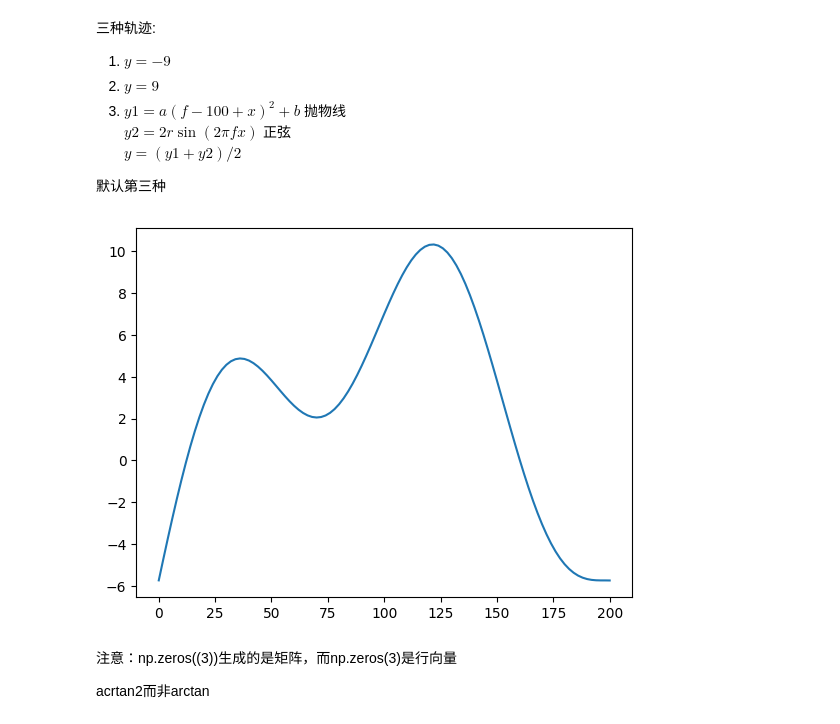
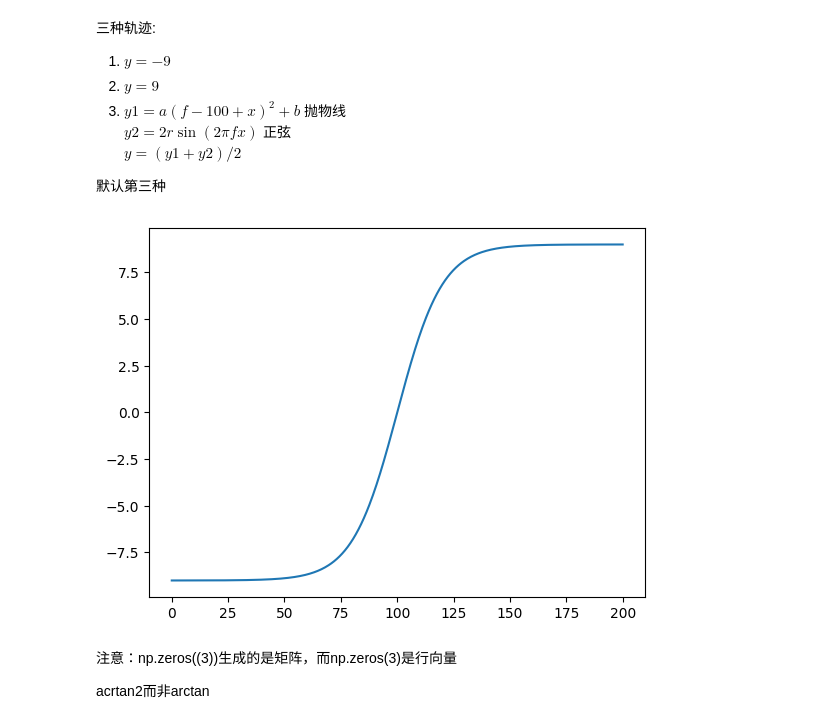
Before and after one commit to zhangqqF/Udemy-autonomous, a Jupyter notebook: Untitled.ipynb, the cells around one changed output. Drawn from its saved outputs; the diff is of its cells as text; code cells hidden in the pictures.

```diff
--- a/Untitled.ipynb
+++ b/Untitled.ipynb
@@ -12,11 +12,11 @@ import matplotlib.animation as animation
 # %% [markdown]
 ## Trajectory
 # %%
-Ts = 0.1
+Ts = 0.02
 time_length = 10
 x_dot = 20
 t = np.arange(0, time_length + Ts, Ts)
-x = np.linspace(0, x_dot*tim10_length, len(t))
+x = np.linspace(0, x_dot*time_length, len(t))
 # %% [markdown]
 三种轨迹:
 1. $y=-9$
@@ -27,29 +27,29 @@ x = np.linspace(0, x_dot*tim10_length, len(t))
 
 默认第三种
 # %%
-trajectory = 3
+trajectory = 2
 if trajectory == 1:
     y = -9*np.ones(len(t))
 elif trajectory == 2:
-    y = 9*np.ones(len(t))
+    y = 9*np.tanh(t-t[-1]/2)
 elif trajectory == 3:
     a = -28/100**2 / 1.1
     if a < 0:
         b = 14
     else:
         b = -14
     f = 0.01
     r = 4                           # 不需理会这些参数，只需记住该曲线是函数生成即可
     y1 = a*(f - 100 + x)**2 + b
     y2 = 2*r*np.sin(2*np.pi*f*x)
     y = (y1 + y2)/2
 else:
     print('For trajectory, you can choose 1, 2, or 3 as an integer value to fuck')
     exit()
 plt.plot(x, y)
 plt.show()
 # %% [output]
-[figure, old version]
+[figure, new version]
 # %%
 dx = x[1:len(x)] - x[0:len(x)-1]
 dy = y[1:len(y)] - y[0:len(y)-1]
```
Also changed, not shown: parts of 54 cells of this notebook, 3 other files.
